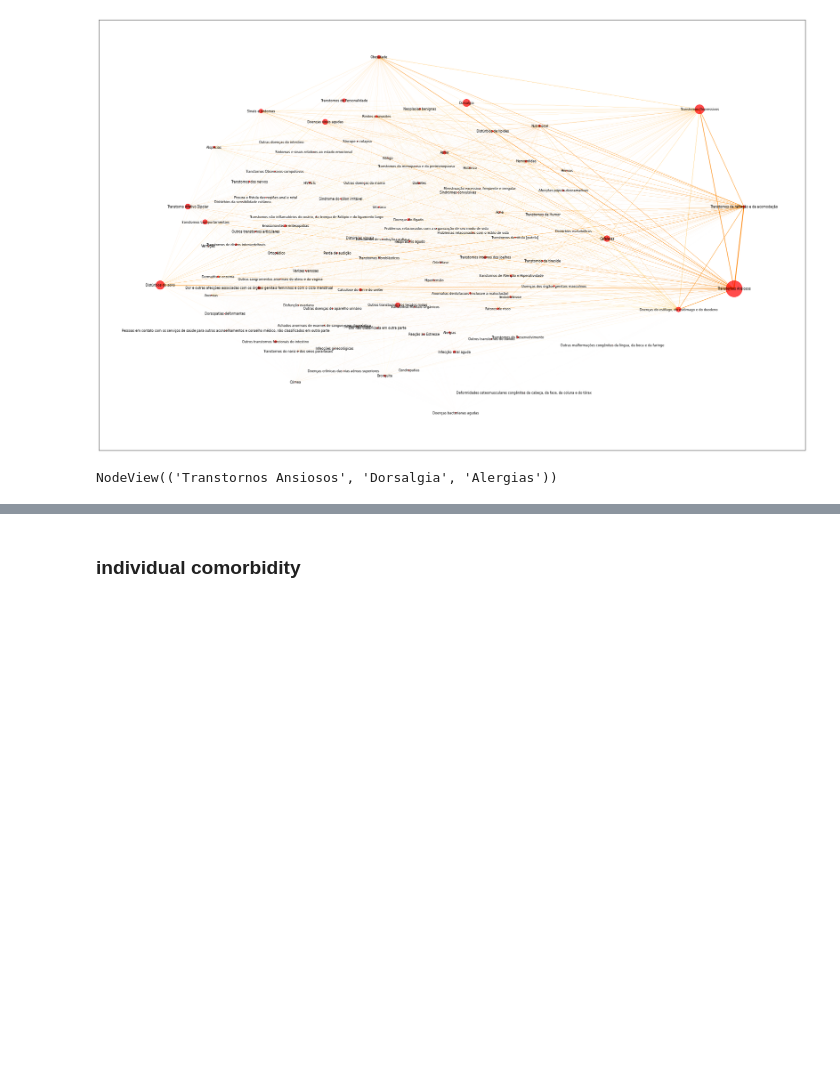
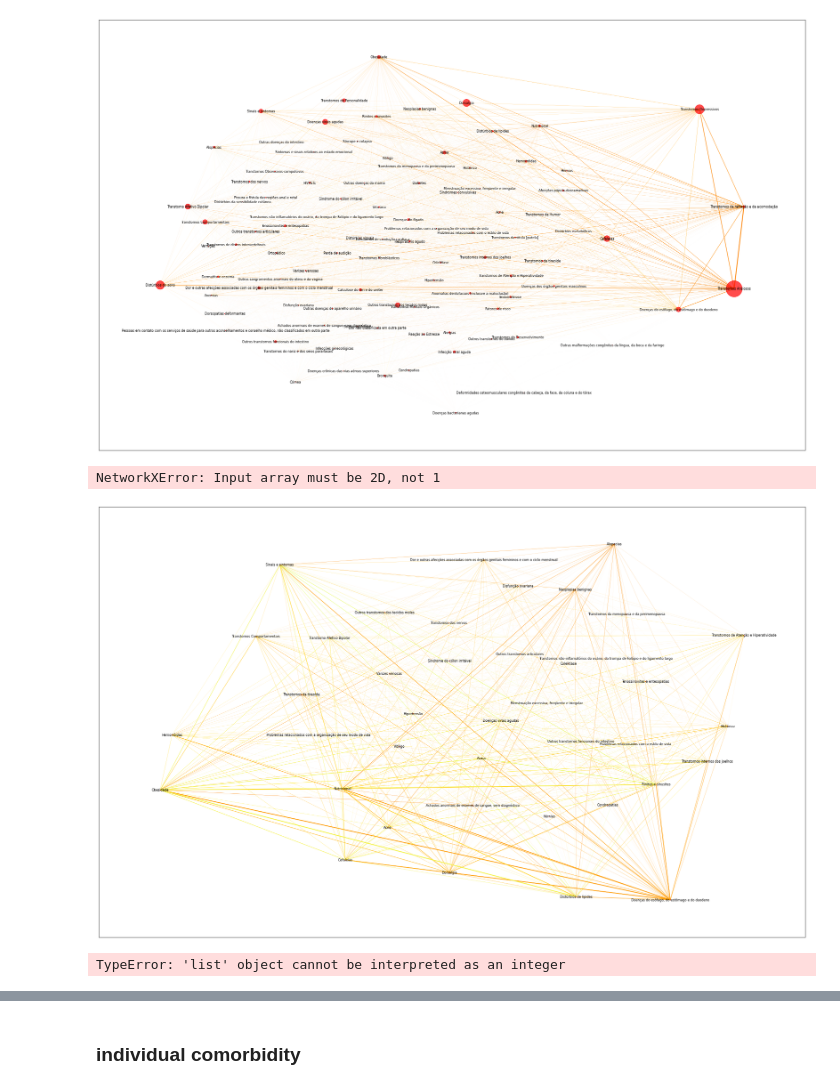
Before and after one commit to luizhsuperti/alice-coding, a Jupyter notebook: daly_comorbity/notebooks/00_main.ipynb, the cells around one changed output, grey strips where cells are left out. Cells and saved outputs as stored; diff of their text form; code cells hidden in the pictures; blank space fills up the shorter version.

```diff
--- a/daly_comorbity/notebooks/00_main.ipynb
+++ b/daly_comorbity/notebooks/00_main.ipynb
@@ -120,4 +118,0 @@ H = G.subgraph(['Transtornos Ansiosos', 'Dorsalgia', 'Alergias'])
-# %%
-H.nodes()
-# %% [output]
-NodeView(('Transtornos Ansiosos', 'Dorsalgia', 'Alergias'))
@@ -123,0 +126,57 @@ NodeView(('Transtornos Ansiosos', 'Dorsalgia', 'Alergias'))
+# %%
+vec = df_prevalence_links[df_prevalence_links['Menstruação excessiva, freqüente e irregular']>0]['Menstruação excessiva, freqüente e irregular']
+G = nx.from_numpy_matrix(vec, parallel_edges= False, create_using=nx.Graph())
+
+#using numpy, we need the labels to be reset
+label_mapping=dict(zip(range(len(vec.index)), vec.index))
+G = nx.relabel_nodes(G, label_mapping)
+G.remove_edges_from(nx.selfloop_edges(G))
+
+widths = nx.get_edge_attributes(G, 'weight')
+nodelist = G.nodes()
+nodes_weights = df_ds_dw_row.sum().values
+pos = nx.kamada_kawai_layout(G, scale = 2)
+colors = range(len(widths.values()))
+# %% [output]
+NetworkXError: Input array must be 2D, not 1
+# %%
+
+#using numpy, we need the labels to be reset
+label_mapping=dict(zip(range(len(vec)), vec))
+H = nx.relabel_nodes(H, label_mapping)
+
+widths = nx.get_edge_attributes(H, 'weight')
+nodelist = H.nodes()
+pos = nx.kamada_kawai_layout(H, scale = 2)
+colors = range(len(widths.values()))
+
+max_value = max(widths.values())
+widths_list = [x/max_value for x in widths.values()]
+#for key, value in widths.items():
+#    widths[key] = value/max_value
+
+plt.figure(figsize=(32,20))
+
+nx.draw_networkx_nodes(H,pos,
+                       nodelist=nodelist,
+                       node_size=1,
+                       node_color='red',
+                       alpha=0.7)
+nx.draw_networkx_edges(H,pos,
+                       edgelist = widths.keys(),
+                       width=[2*w for w in widths_list],
+                       edge_color=colors,
+                        edge_cmap= plt.cm.Wistia_r,
+                       alpha=1)
+nx.draw_networkx_labels(H, pos=pos,
+                        labels=dict(zip(nodelist,nodelist)),
+                        font_color='black', font_size = 8)
+plt.box(True)
+#plt.savefig("comorbity_map.png", dpi = 300)
+plt.show()
+# %% [output]
+[figure, added]
+# %%
+range(vec)
+# %% [output]
+TypeError: 'list' object cannot be interpreted as an integer
```
Also changed, not shown: parts of 24 cells of this notebook, 2 other files.
